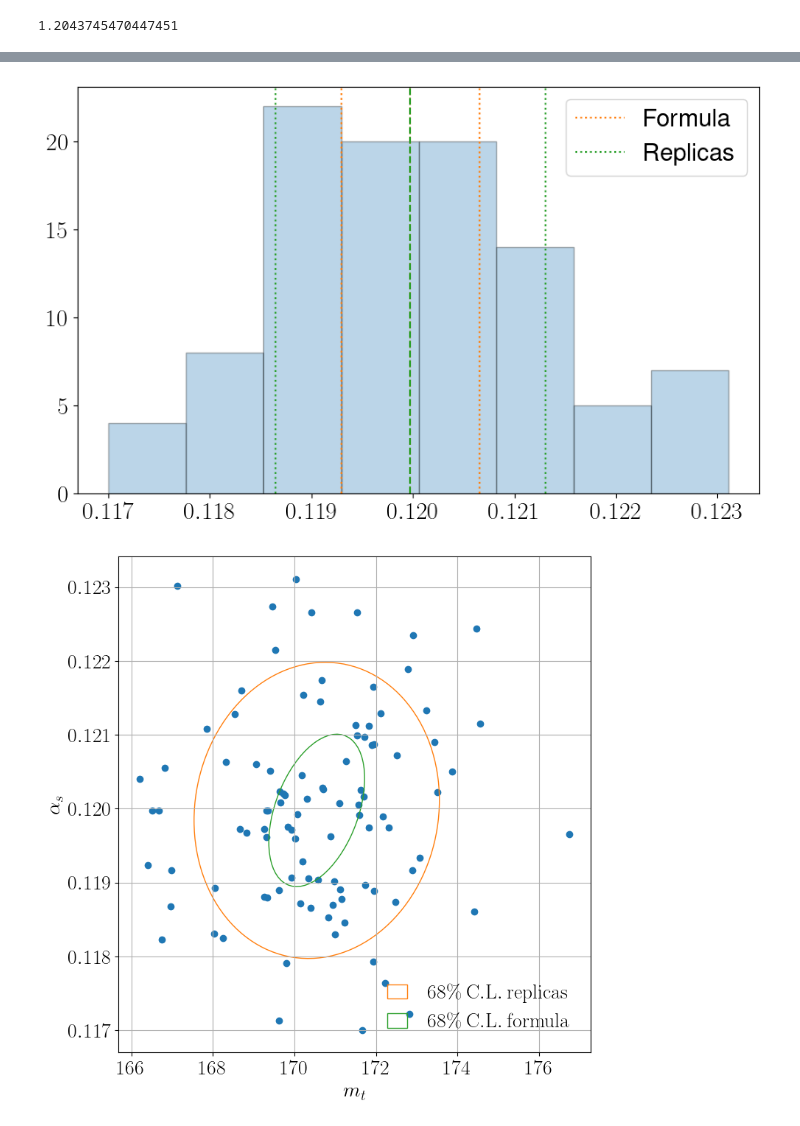
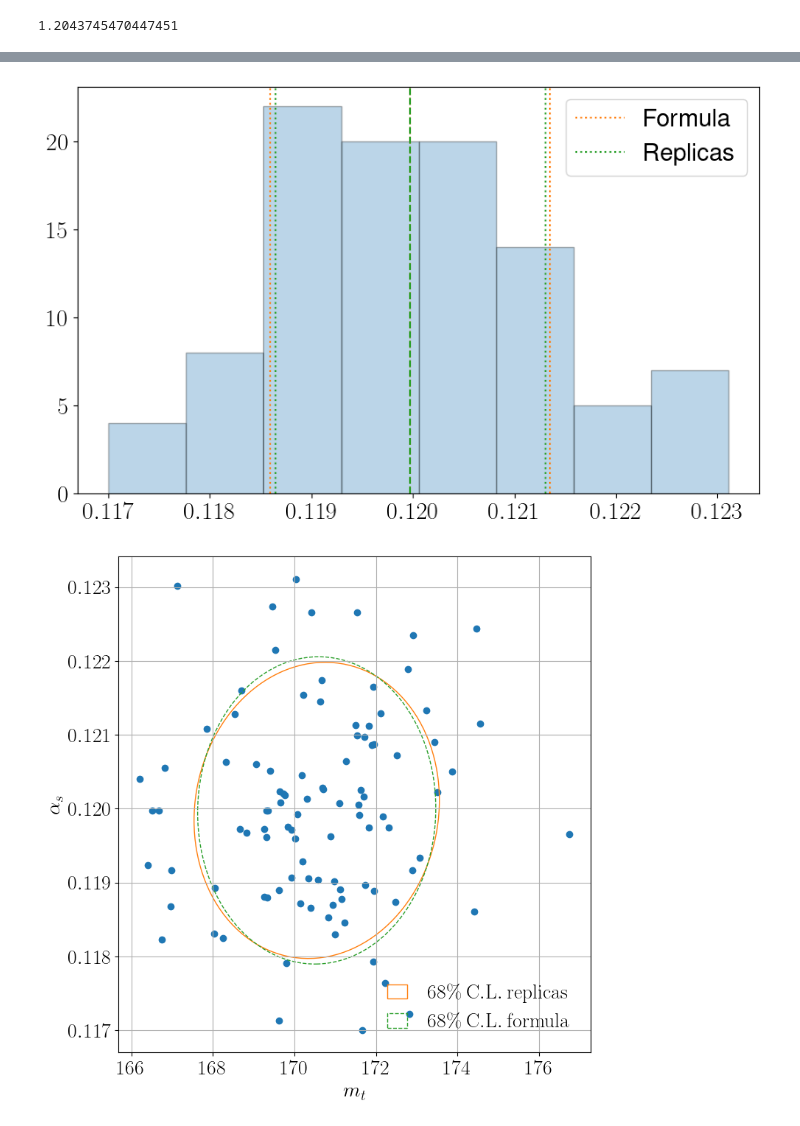
Before and after one commit to RoyStegeman/alphas_mtop, a Jupyter notebook: notebooks/tcm_replicas.ipynb, the cells around one changed output, grey strips where cells are left out. Saved outputs shown, nothing was run; the diff lists cells and outputs as text; code cells hidden in the pictures.

```diff
--- a/notebooks/tcm_replicas.ipynb
+++ b/notebooks/tcm_replicas.ipynb
@@ -240,14 +239,11 @@ LHAPDF 6.5.5 loading all 101 PDFs in set 250519-jth-exa-nnlo-alphas_mt_y_tcm_ite
 # %%
 
 dat_central = dat_reps.mean(axis=1)
-
 
 invcov = np.linalg.inv(C + stored_mtop_alphas_mhou)
 
 delta_T_tilde_reps = -S_hat @ invcov @ (theorypreds_fit - dat_reps)
 delta_T_tilde = -S_hat @ invcov @ (T0 - dat_central)
-
-
 
 central_theory = np.array([mtop_central, alphas_central])
 
@@ -312,6 +308,7 @@ def plot_histograms(pred, P_tilde, pred_reps, P_tilde_reps):
         facecolor="none",
         confidence_level=68,
         edgecolor="C2",
+        linestyle='--'
 
     )
 
@@ -424,7 +421,6 @@ def cross_covariance(X, Y):
     Xc = X - X.mean(axis=1).reshape(-1, 1)
     Yc = Y - Y.mean(axis=1).reshape(-1, 1)
     return (Xc @ Yc.T) / (X.shape[0] - 1)
-# %%
-dat_reps = dat_reps.reindex_like(theorypreds_fit)
 # %%
-Y = cross_covariance(theorypreds_fit.values, dat_reps.values)
+Y1 = cross_covariance(theorypreds_fit.values, dat_reps.values)
+Y2 = cross_covariance(dat_reps.values, theorypreds_fit.values)
@@ -435,4 +443,5 @@ theorypreds_fit.values.mean(axis=1).reshape(-1, 1).shape
 # %%
-cov_reps = S_hat @ invcov @ X @ invcov @ S_hat.T + S_hat @ invcov @ S_hat.T - 2 * S_hat @ invcov @ Y @ invcov @ S_hat.T
-plot_histograms(pred, P_tilde, pred_reps.values, np.cov(pred_reps))
+cov_reps = S_hat @ invcov @ X @ invcov @ S_hat.T + S_hat @ invcov @ np.cov(dat_reps) @ invcov @ S_hat.T - S_hat @ invcov @ Y1 @ invcov @ S_hat.T - S_hat @ invcov @ Y2 @ invcov @ S_hat.T
+# cov_reps = S_hat @ invcov @ np.cov(theorypreds_fit-dat_reps) @ invcov @ S_hat.T
+plot_histograms(pred, cov_reps, pred_reps.values, np.cov(pred_reps))
 # %% [output]
@@ -440,2 +449,2 @@ plot_histograms(pred, P_tilde, pred_reps.values, np.cov(pred_reps))
-[figure, old version]
+[figure, new version]
-[figure, old version]
+[figure, new version]
```
Also changed, not shown: parts of 5 cells of this notebook.
